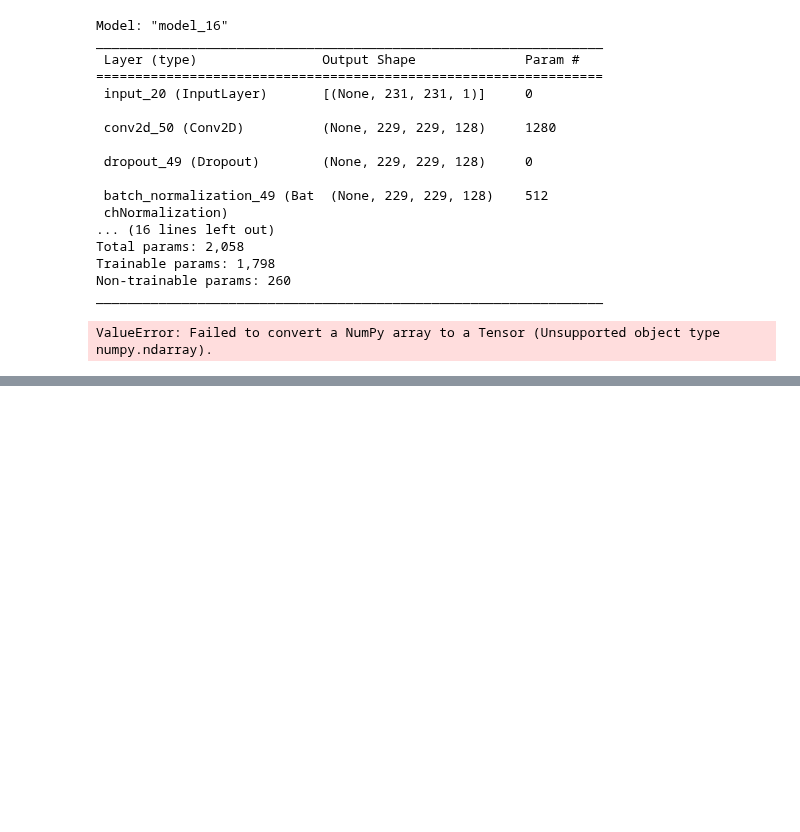
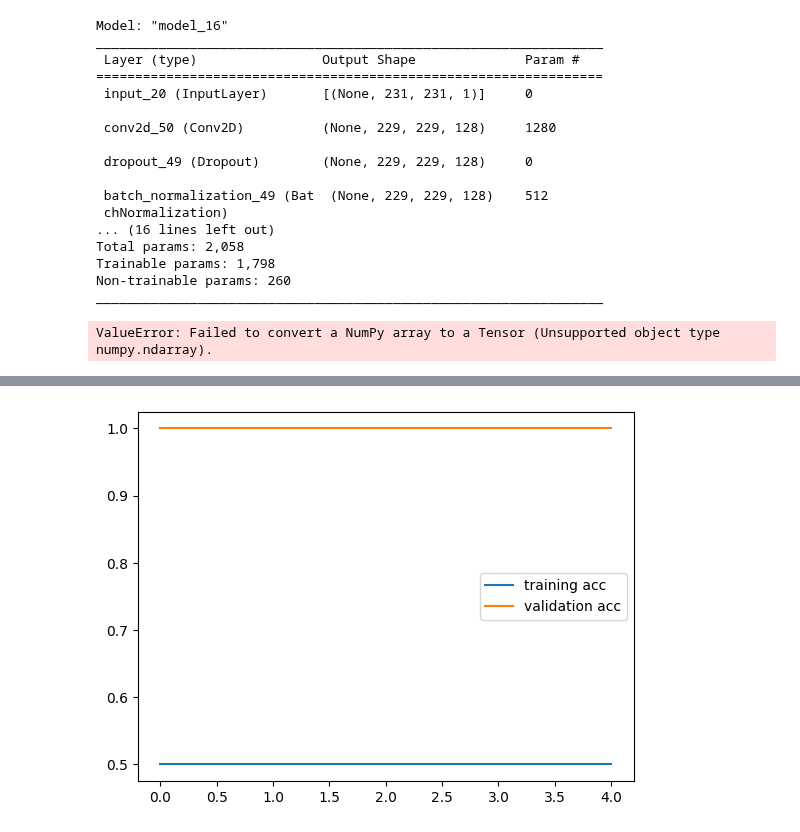
Before and after one commit to SethCram/CS474-Deep-Learning, a Jupyter notebook: HW4/HW4_CNN_Cancer.ipynb, the cells around one changed output, grey strips where cells are left out. Cells and saved outputs as stored; diff of their text form; code cells hidden in the pictures; blank space fills up the shorter version.

```diff
--- a/HW4/HW4_CNN_Cancer.ipynb
+++ b/HW4/HW4_CNN_Cancer.ipynb
@@ -345,12 +346,20 @@ _________________________________________________________________
 # %%
 #TRAIN CNN MODEL
 
-batch_size = 5 #1 epoch ETA = 2:15:00, 2 epoch ETA = 1:53:00, 3, 4, 5 epoch works; 6, 10, 64 doesn't work bc OOM
+batch_size = 5 #1 epoch ETA = 2:15:00, 2 epoch ETA = 1:53:00, 3, 4, 5 epoch ETA = 1:30:00 epoch works; 6, 10, 64 doesn't work bc OOM
+
+#for debugging, could train with subset of overall data
+# could do 100 train images and less test images
+# resulted in epoch run time of 3 minutes (100, 80)
+x_train = x_train[0:10]
+y_train = y_train[0:10]
+x_test = x_test[0:10]
+y_test = y_test[0:10]
 
 history_CNN = model_CNN.fit(
     x_train,
     y_train,
-    epochs=5,
+    epochs=2, #5,
     batch_size=batch_size,
     validation_split=0.2,
     validation_batch_size=batch_size
@@ -468,8 +530,11 @@ print(f'test accuracy: {test_err * 100}')
 # %%
-#history of training and validation accuracu
-plt.plot(history.history['accuracy'])
-plt.plot(history.history['val_accuracy'])
+#history of training and validation accuracy (only works if model trained and not preloaded)
+plt.plot(history_CNN.history['accuracy'])
+plt.plot(history_CNN.history['val_accuracy'])
 plt.legend(['training acc', 'validation acc'])
+plt.show()
+# %% [output]
+[figure, added]
 # %%
 #get access to filters/kernels
 weights = convLayers[0].get_weights()[0][:, :, 0, :] #arr of a buncha nested lists, 0 bc only have 1 channel (28, 28, 1, 8)
```
Also changed, not shown: parts of 5 cells of this notebook, 5 other files.
